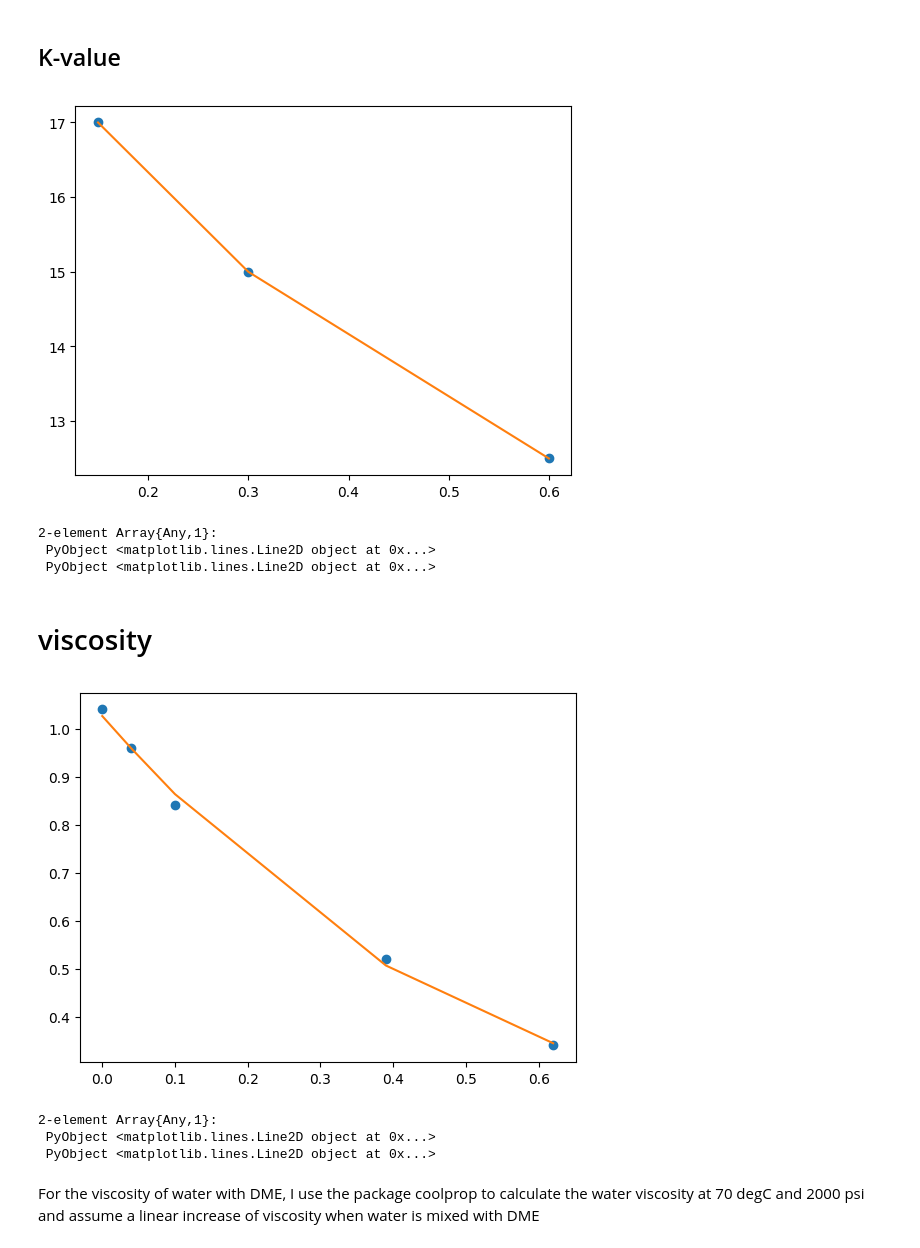
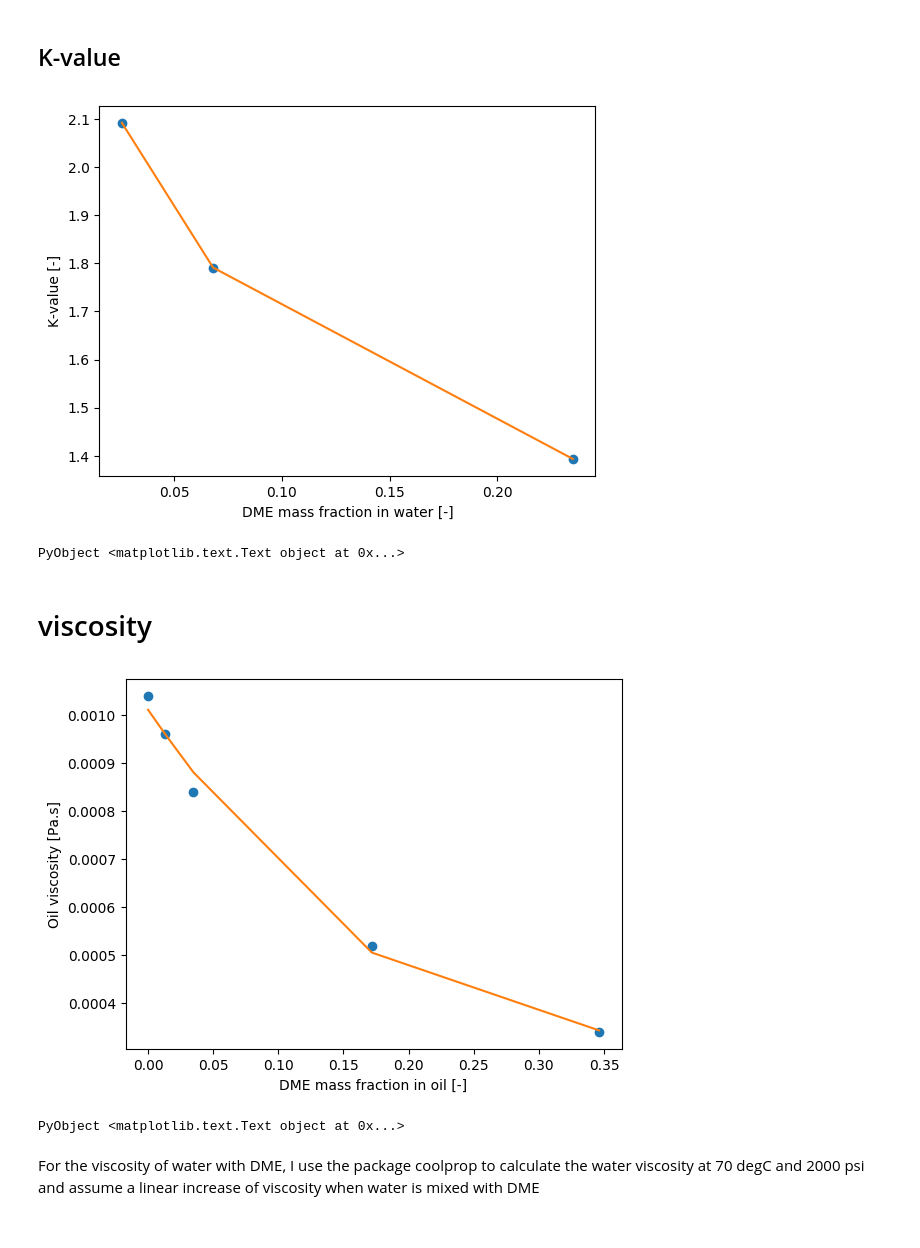
Before and after one commit to simulkade/peteng, a Jupyter notebook: physicalproperties/DME-physical-properties.ipynb, the cells around one changed output. Drawn from its saved outputs; the diff is of its cells as text; code cells hidden in the pictures.

```diff
--- a/physicalproperties/DME-physical-properties.ipynb
+++ b/physicalproperties/DME-physical-properties.ipynb
@@ -20,3 +40,8 @@ println("pressure drop is $(dp/100) mbar")
 # %% [output]
 flow rate is 9.42477796076938 ml/min
 pressure drop is 63.99999999999999 mbar
+# %%
+# some data
+MW_water = 0.018 # [kg/mol]
+MW_oil   = 0.142 # [kg/mol]
+MW_DME   = 0.04607 # [kg/mol]
@@ -41,27 +69,32 @@ PyObject <matplotlib.text.Text object at 0x...>
 # experimental data from SPE-179771
 # data for 1.4% brine and 71 degC and 2000 psia
 x_DME_oil = [0.15, 0.30, 0.6]   # [mol frac]
+w_DME_oil = MW_DME*x_DME_oil./(MW_DME*x_DME_oil+MW_oil*(1-x_DME_oil)) # [mass frac]
 K_value   = [17.0, 15.0, 12.5]  # [-]
-K_fit = polyfit(x_DME_oil, K_value, 2)
-plot(x_DME_oil, K_value, "o", x_DME_oil, polyval(K_fit,x_DME_oil))
+x_DME_water = x_DME_oil./K_value # [mole frac]
+w_DME_water = MW_DME*x_DME_water./(MW_DME*x_DME_water+MW_water*(1-x_DME_oil))
+K_value_mass = w_DME_oil./w_DME_water
+K_fit = polyfit(w_DME_water, K_value_mass, 2)
+plot(w_DME_water, K_value_mass, "o", w_DME_water, polyval(K_fit,w_DME_water))
+xlabel("DME mass fraction in water [-]")
+ylabel("K-value [-]")
 # %% [output]
-[figure, old version]
+[figure, new version]
-2-element Array{Any,1}:
- PyObject <matplotlib.lines.Line2D object at 0x...>
- PyObject <matplotlib.lines.Line2D object at 0x...>
+PyObject <matplotlib.text.Text object at 0x...>
 # %% [markdown]
 # viscosity
 # %%
 # Fig 4, SPE-177919, T = 70 degC, p = 2000 psi
 x_DME_oil = [0.0, 0.04, 0.10, 0.39, 0.62] # [mol frac]
-μ_oil = [1.04, 0.96, 0.84, 0.52, 0.34]    # [cP]
-mu_fit = polyfit(x_DME_oil, μ_oil, 2)
-plot(x_DME_oil, μ_oil, "o", x_DME_oil, polyval(mu_fit, x_DME_oil))
+w_DME_oil = MW_DME*x_DME_oil./(MW_DME*x_DME_oil+MW_oil*(1-x_DME_oil))
+μ_oil = [1.04, 0.96, 0.84, 0.52, 0.34]/1000.0    # [cP]/1000 = [Pa.s]
+mu_fit = polyfit(w_DME_oil, μ_oil, 2)
+plot(w_DME_oil, μ_oil, "o", w_DME_oil, polyval(mu_fit, w_DME_oil))
+xlabel("DME mass fraction in oil [-]")
+ylabel("Oil viscosity [Pa.s]")
 # %% [output]
-[figure, old version]
+[figure, new version]
-2-element Array{Any,1}:
- PyObject <matplotlib.lines.Line2D object at 0x...>
- PyObject <matplotlib.lines.Line2D object at 0x...>
+PyObject <matplotlib.text.Text object at 0x...>
 # %% [markdown]
 For the viscosity of water with DME, I use the package coolprop to calculate the water viscosity at 70 degC and 2000 psi and assume a linear increase of viscosity when water is mixed with DME
 # %%
```
Also changed, not shown: parts of 15 cells of this notebook, 1 other file.
